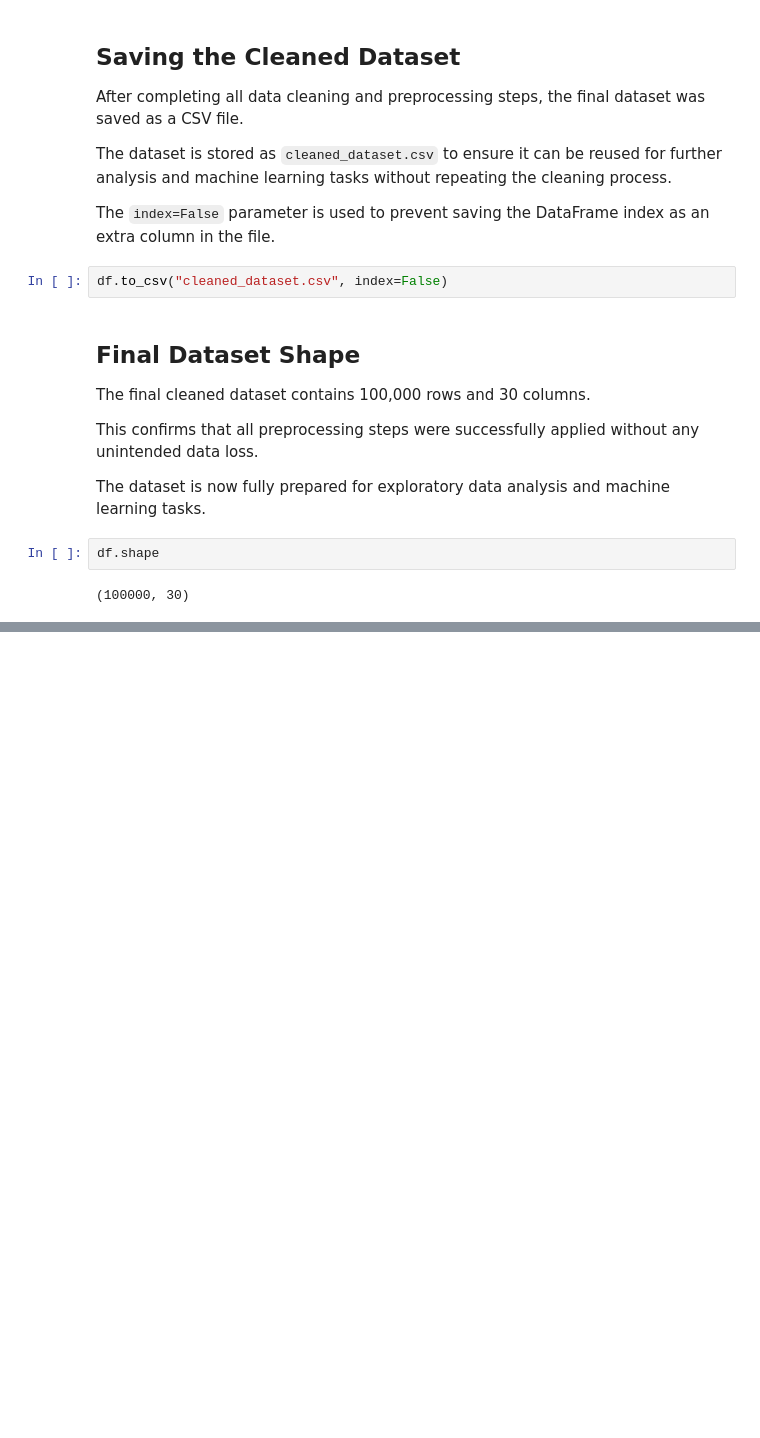
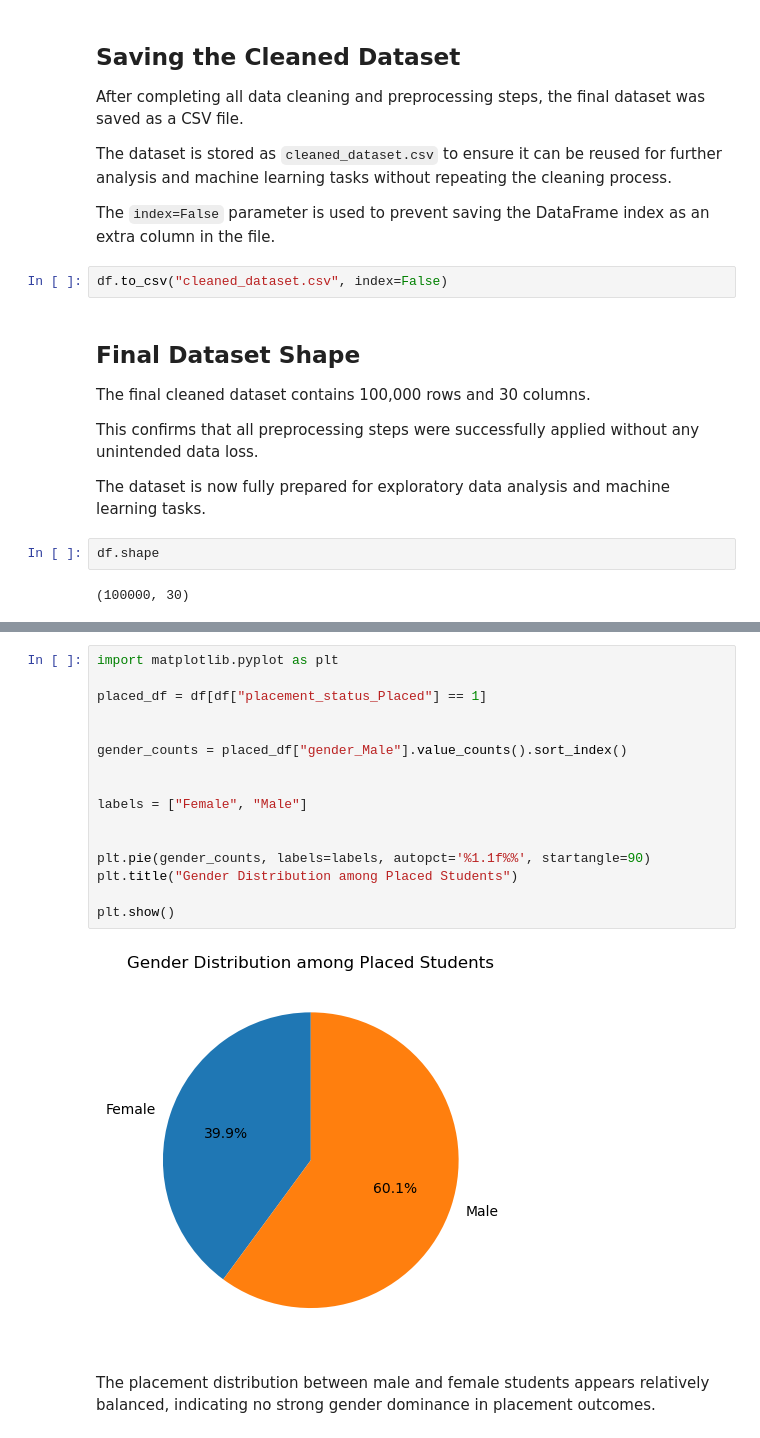
Before and after one commit to ABINAYA600/Student-job-analysis-project, a Jupyter notebook: 1_data_cleaning.ipynb, the cells around one changed output, grey strips where cells are left out. Saved outputs shown, nothing was run; the diff lists cells and outputs as text; blank space fills up the shorter version.

```diff
--- a/1_data_cleaning.ipynb
+++ b/1_data_cleaning.ipynb
@@ -230,0 +268,20 @@ The dataset is now clean and ready for exploratory data analysis and modeling.
+# %%
+import matplotlib.pyplot as plt
+
+placed_df = df[df["placement_status_Placed"] == 1]
+
+
+gender_counts = placed_df["gender_Male"].value_counts().sort_index()
+
+
+labels = ["Female", "Male"]
+
+
+plt.pie(gender_counts, labels=labels, autopct='%1.1f%%', startangle=90)
+plt.title("Gender Distribution among Placed Students")
+
+plt.show()
+# %% [output]
+[figure, added]
+# %% [markdown]
+The placement distribution between male and female students appears relatively balanced, indicating no strong gender dominance in placement outcomes.
```
Also changed, not shown: parts of 14 cells of this notebook.
